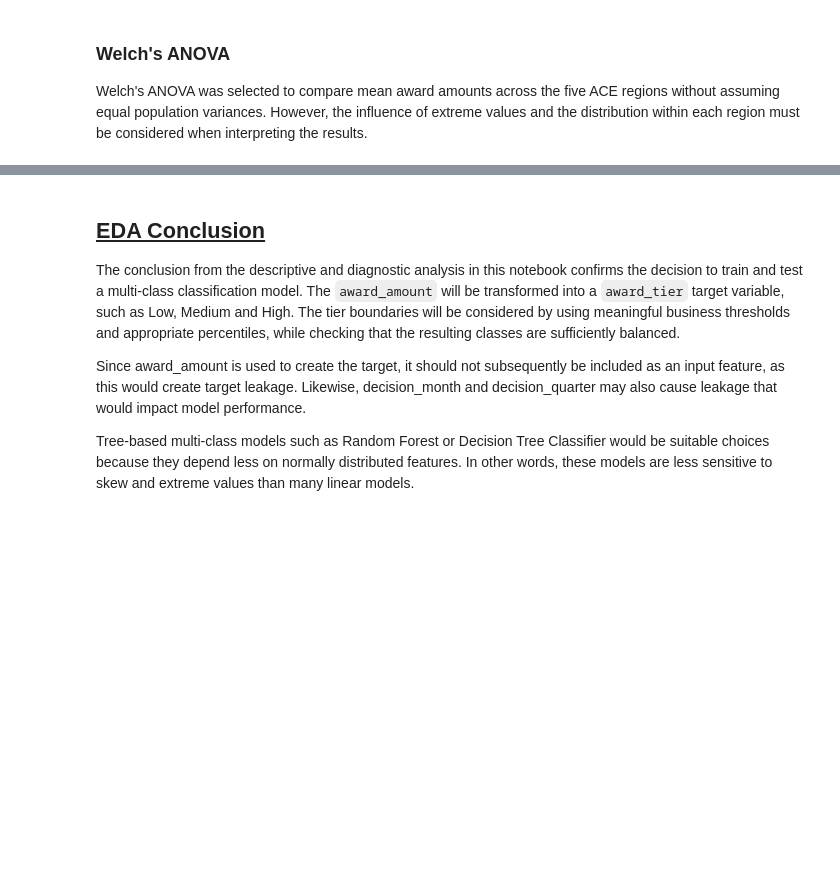
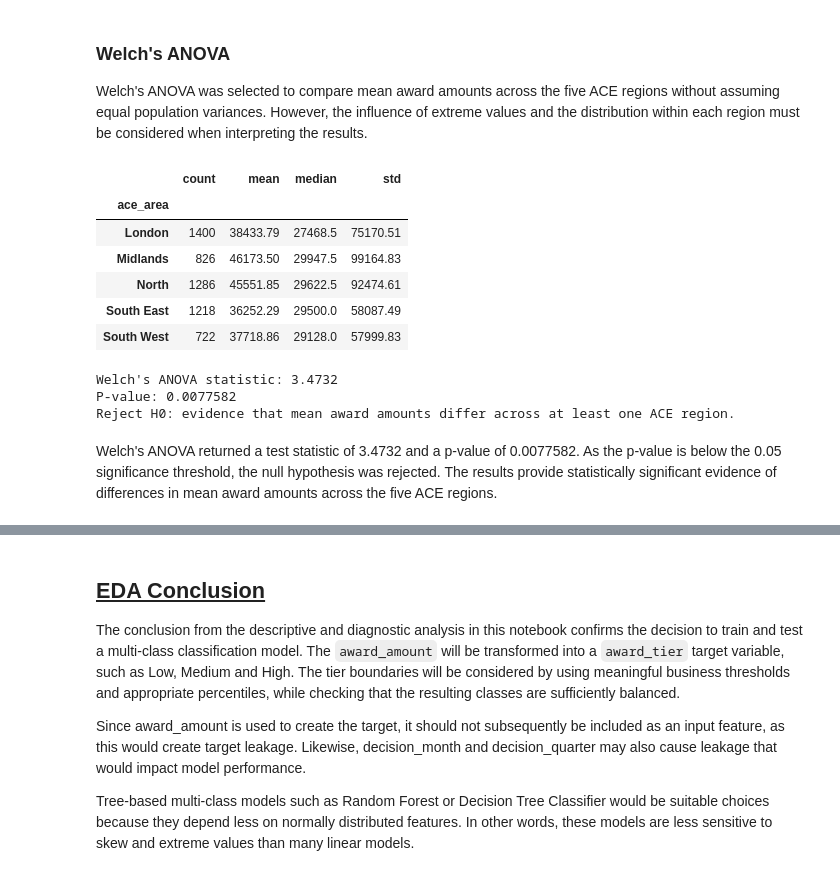
Before and after one commit to vik4t11/Arts-Council-England-Awards-Painted-by-Numbers, a Jupyter notebook: notebooks/2_exploratory_data_analysis.ipynb, the cells around one changed output, grey strips where cells are left out. Drawn from its saved outputs; the diff is of its cells as text; code cells hidden in the pictures; blank space fills up the shorter version.

Commit message:
modify code for anova hypothesis test

```diff
--- a/notebooks/2_exploratory_data_analysis.ipynb
+++ b/notebooks/2_exploratory_data_analysis.ipynb
@@ -608,62 +608,80 @@ The threshold of truth is set at a significance level of (alpha=0.05). If the p-
 
 Welch's ANOVA was selected to compare mean award amounts across the five ACE regions without assuming equal population variances. However, the influence of extreme values and the distribution within each region must be considered when interpreting the results.
 # %%
-import pandas as pd
 from statsmodels.stats.oneway import anova_oneway
 
-# 1. Prepare the data
-analysis_df = df[["ACE region", "award_amount"]].copy()
+# Create a focused DataFrame with only the ACE area and award amount columns
+analysis_df = df_combined[["ace_area", "award_amount"]].copy()
 
+# Convert award amounts to numeric values, treating invalid entries as missing
 analysis_df["award_amount"] = pd.to_numeric(
     analysis_df["award_amount"], errors="coerce"
 )
 
+# Drop rows where either the ACE area or award amount is missing
 analysis_df = analysis_df.dropna(
-    subset=["ACE region", "award_amount"]
+    subset=["ace_area", "award_amount"]
 )
 
-# Include positive award amounts only
+# Exclude zero or negative award values since the hypothesis compares mean award amounts
 analysis_df = analysis_df[
     analysis_df["award_amount"] > 0
 ]
 
-# 2. Check groups and descriptive statistics
+# Summarise award amount by ACE region to inspect group sizes and variation
 display(
-    analysis_df.groupby("ACE region")["award_amount"]
+    analysis_df.groupby("ace_area")["award_amount"]
     .agg(["count", "mean", "median", "std"])
     .round(2)
 )
 
+# Split the DataFrame into a list of arrays one for each ACE region
 groups = [
     group["award_amount"].to_numpy()
-    for _, group in analysis_df.groupby("ACE region")
+    for _, group in analysis_df.groupby("ace_area")
 ]
 
+# Validate that all five ACE regions are present and each has at least two observations
 if len(groups) != 5 or any(len(g) < 2 for g in groups):
     raise ValueError(
         "Check that all five ACE regions have at least "
         "two valid award records."
     )
 
-# 3. Run Welch's ANOVA
+# Run Welch's ANOVA, which does not assume equal variances across groups
 result = anova_oneway(groups, use_var="unequal")
 
+# Print the test statistic and p-value for reporting
 print(f"Welch's ANOVA statistic: {result.statistic:.4f}")
 print(f"P-value: {result.pvalue:.6g}")
 
-# 4. Interpret the result
+# Set the significance threshold for hypothesis testing
 alpha = 0.05
 
+# Decision rule reject the null hypothesis if the p-value is below alpha
 if result.pvalue < alpha:
     print(
         "Reject H0: evidence that mean award amounts "
         "differ across at least one ACE region."
     )
 else:
     print(
         "Fail to reject H0: insufficient evidence that "
         "mean award amounts differ across ACE regions."
     )
+# %% [output]
+|  | count | mean | median | std |
+| ace_area |  |  |  |  |
+| London | 1400 | 38433.79 | 27468.5 | 75170.51 |
+| Midlands | 826 | 46173.50 | 29947.5 | 99164.83 |
+| North | 1286 | 45551.85 | 29622.5 | 92474.61 |
+| South East | 1218 | 36252.29 | 29500.0 | 58087.49 |
+| South West | 722 | 37718.86 | 29128.0 | 57999.83 |
+Welch's ANOVA statistic: 3.4732
+P-value: 0.0077582
+Reject H0: evidence that mean award amounts differ across at least one ACE region.
+# %% [markdown]
+Welch's ANOVA returned a test statistic of 3.4732 and a p-value of 0.0077582. As the p-value is below the 0.05 significance threshold, the null hypothesis was rejected. The results provide statistically significant evidence of differences in mean award amounts across the five ACE regions.
 # %% [markdown]
 </b>
 # %% [markdown]
```
